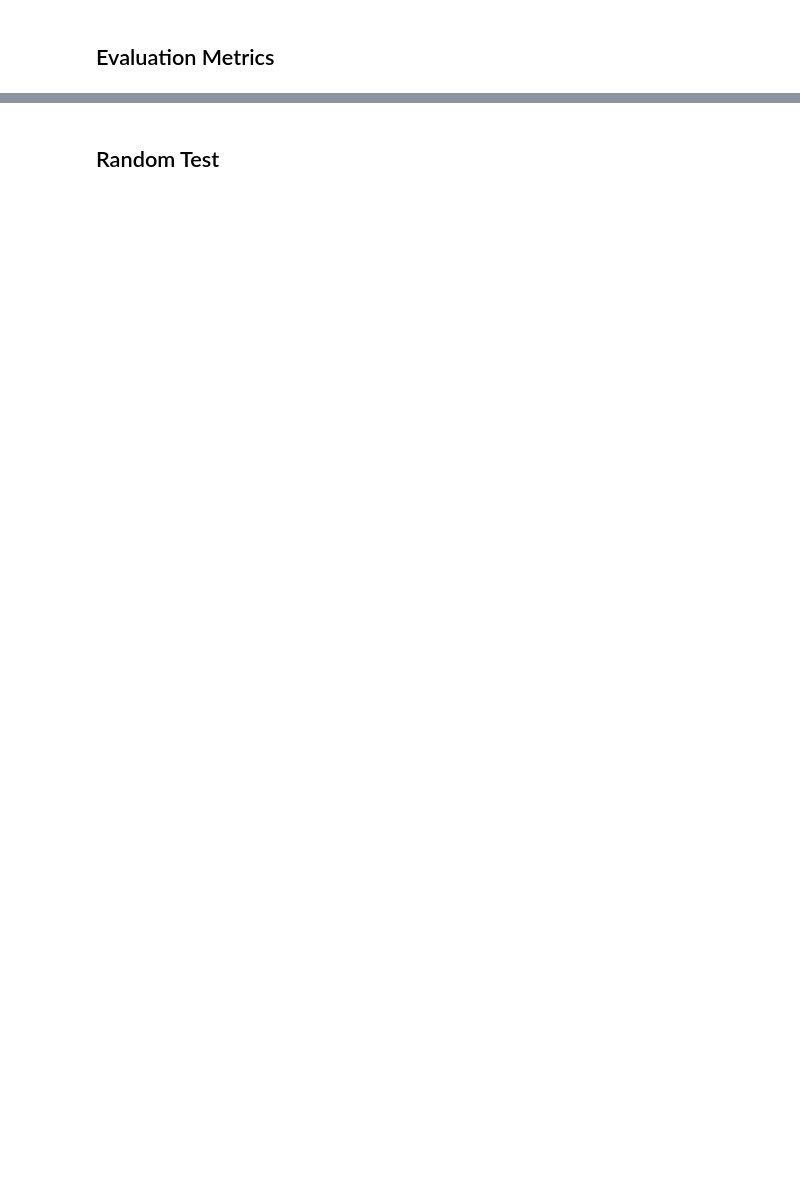
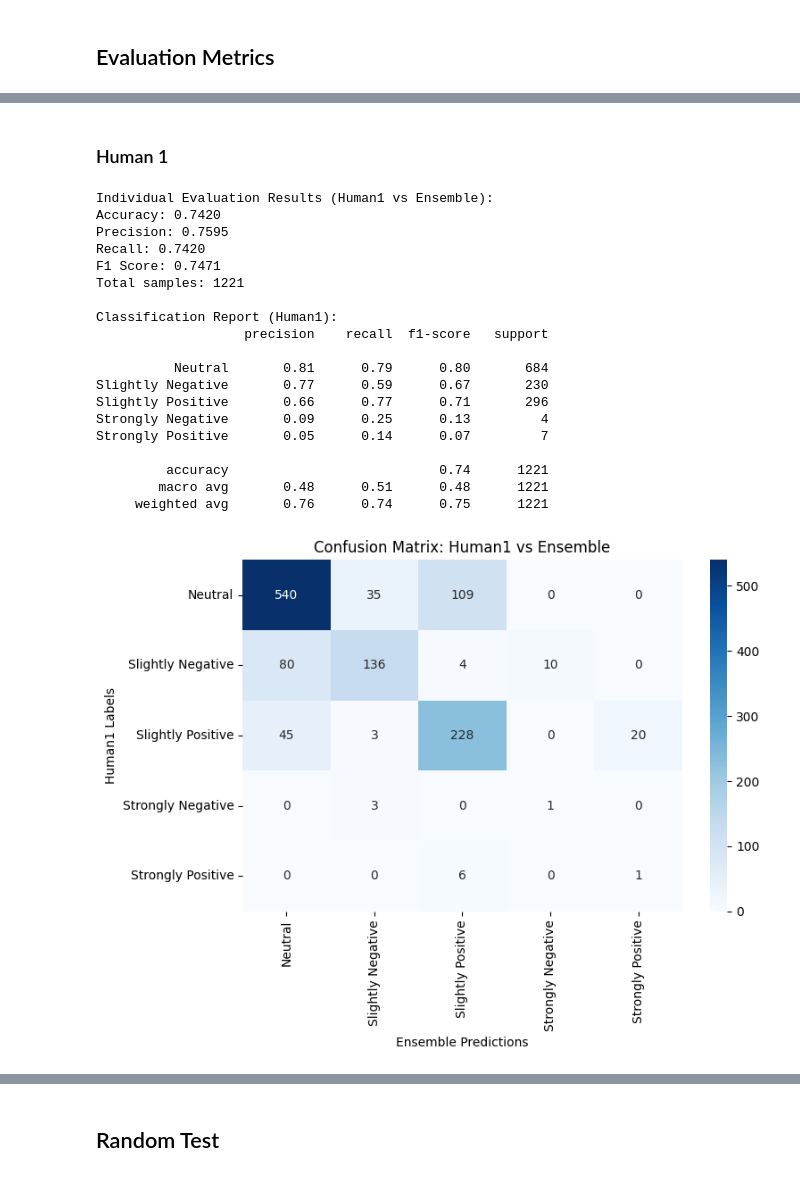
Before and after one commit to nicholaswongsg/Information-Retrieval-on-Stocks, a Jupyter notebook: Metrics_calc/Evaluation_Metrics.ipynb, the cells around one changed output, grey strips where cells are left out. Drawn from its saved outputs; the diff is of its cells as text; code cells hidden in the pictures; blank space fills up the shorter version.

```diff
--- a/Metrics_calc/Evaluation_Metrics.ipynb
+++ b/Metrics_calc/Evaluation_Metrics.ipynb
@@ -222,0 +143,42 @@ Accuracy: 0.440
+# %% [markdown]
+### Human 1
+# %%
+results_h1 = evaluate_annotator(df, 'human1_sentiment')
+print("Individual Evaluation Results (Human1 vs Ensemble):")
+print(f"Accuracy: {results_h1['accuracy']:.4f}")
+print(f"Precision: {results_h1['precision']:.4f}")
+print(f"Recall: {results_h1['recall']:.4f}")
+print(f"F1 Score: {results_h1['f1']:.4f}")
+print(f"Total samples: {results_h1['n']}")
+print("\nClassification Report (Human1):\n" + results_h1['report'])
+
+# Visualize confusion matrix for Human1
+plt.figure(figsize=(8, 6))
+sns.heatmap(results_h1['confusion_matrix'], annot=True, fmt='d',
+            xticklabels=results_h1['labels'], yticklabels=results_h1['labels'], cmap='Blues')
+plt.xlabel('Ensemble Predictions')
+plt.ylabel('Human1 Labels')
+plt.title('Confusion Matrix: Human1 vs Ensemble')
+plt.tight_layout()
+plt.show()
+# %% [output]
+Individual Evaluation Results (Human1 vs Ensemble):
+Accuracy: 0.7420
+Precision: 0.7595
+Recall: 0.7420
+F1 Score: 0.7471
+Total samples: 1221
+
+Classification Report (Human1):
+                   precision    recall  f1-score   support
+
+          Neutral       0.81      0.79      0.80       684
+Slightly Negative       0.77      0.59      0.67       230
+Slightly Positive       0.66      0.77      0.71       296
+Strongly Negative       0.09      0.25      0.13         4
+Strongly Positive       0.05      0.14      0.07         7
+
+         accuracy                           0.74      1221
+        macro avg       0.48      0.51      0.48      1221
+     weighted avg       0.76      0.74      0.75      1221
+[figure, added]
```
Also changed, not shown: parts of 12 cells of this notebook, 1 other file.
